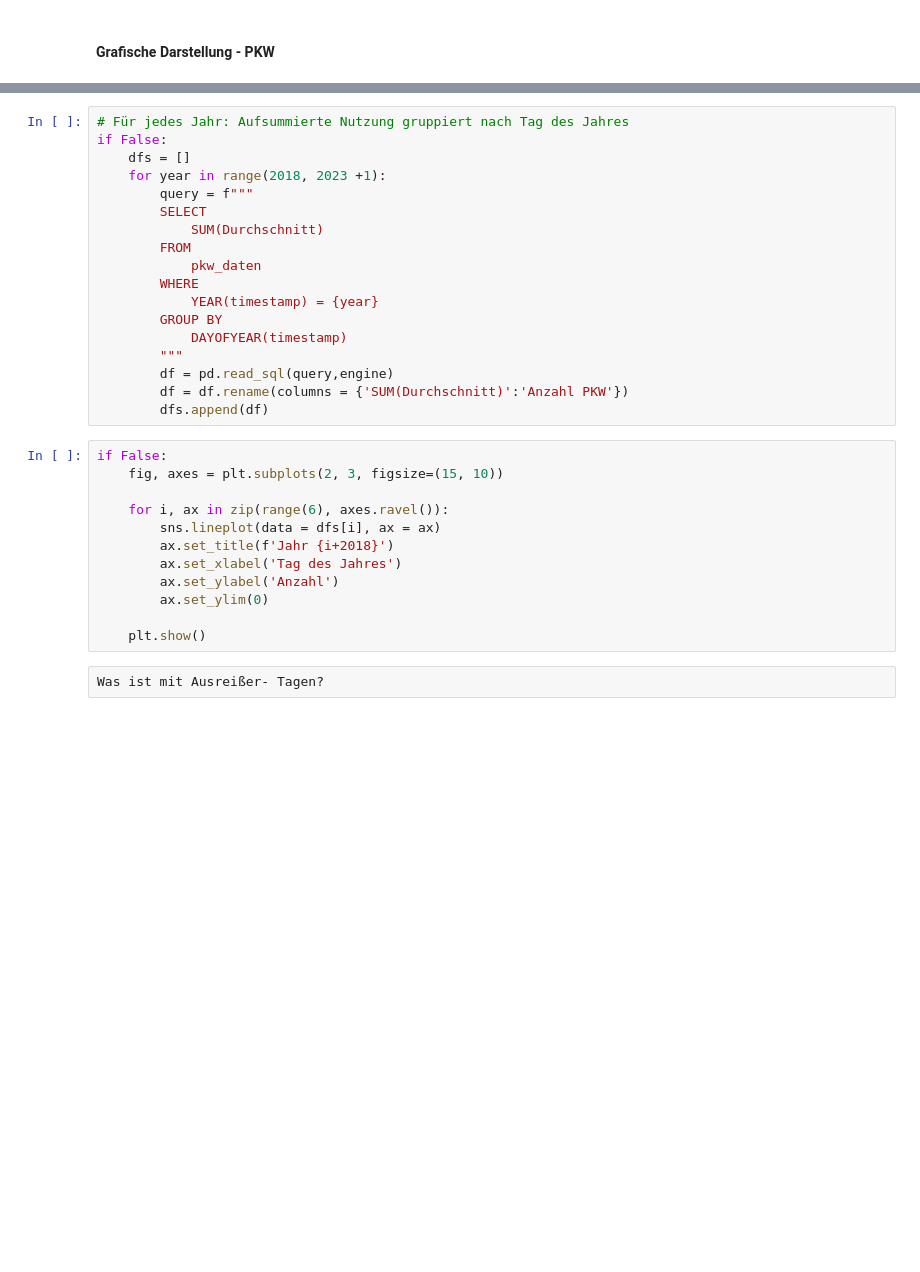
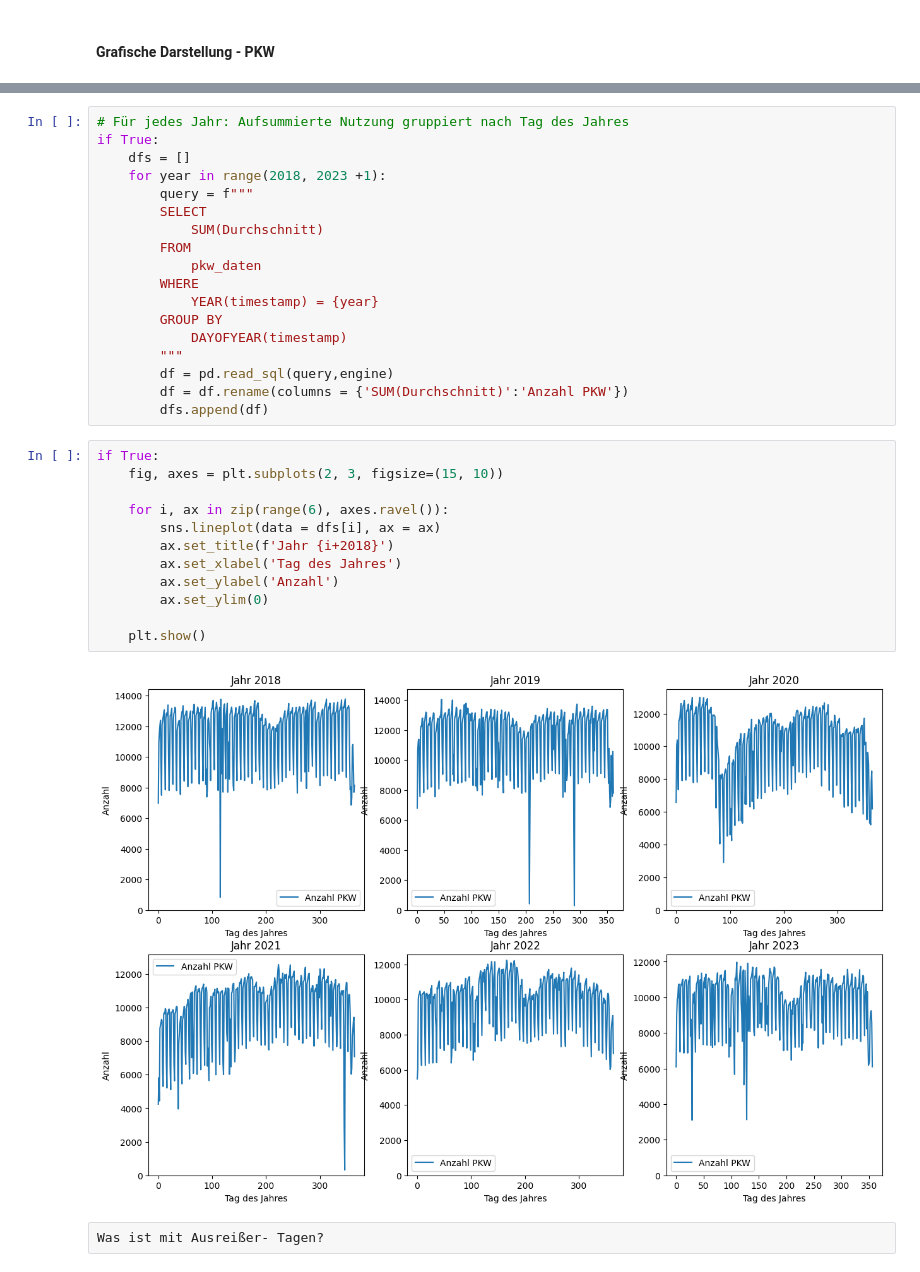
Before and after one commit to Efraim3825/PKW-und-Fahrradverkehr-in-Berlin, a Jupyter notebook: Abschlussprojekt_Visualisierung.ipynb, the cells around one changed output, grey strips where cells are left out. Cells and saved outputs as stored; diff of their text form; blank space fills up the shorter version.

```diff
--- a/Abschlussprojekt_Visualisierung.ipynb
+++ b/Abschlussprojekt_Visualisierung.ipynb
@@ -51,6 +53,6 @@ if False:
 # %%
 # Für jedes Jahr: Aufsummierte Nutzung gruppiert nach Tag des Jahres
-if False:
+if True:
     dfs = []
     for year in range(2018, 2023 +1):
         query = f"""
@@ -67,17 +69,19 @@ if False:
         df = df.rename(columns = {'SUM(Durchschnitt)':'Anzahl PKW'})
         dfs.append(df)
 # %%
-if False:
+if True:
     fig, axes = plt.subplots(2, 3, figsize=(15, 10))
 
     for i, ax in zip(range(6), axes.ravel()):
         sns.lineplot(data = dfs[i], ax = ax)
         ax.set_title(f'Jahr {i+2018}')
         ax.set_xlabel('Tag des Jahres')
         ax.set_ylabel('Anzahl')
         ax.set_ylim(0)
 
     plt.show()
+# %% [output]
+[figure, added]
 # %% [raw]
 Was ist mit Ausreißer- Tagen?
 # %% [raw]
```
Also changed, not shown: parts of 68 cells of this notebook, 3 other files.
